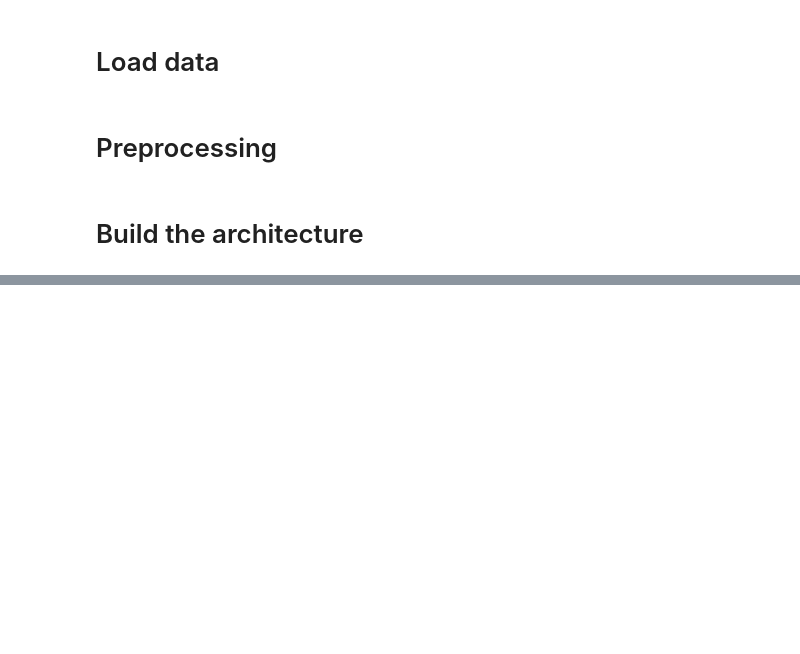
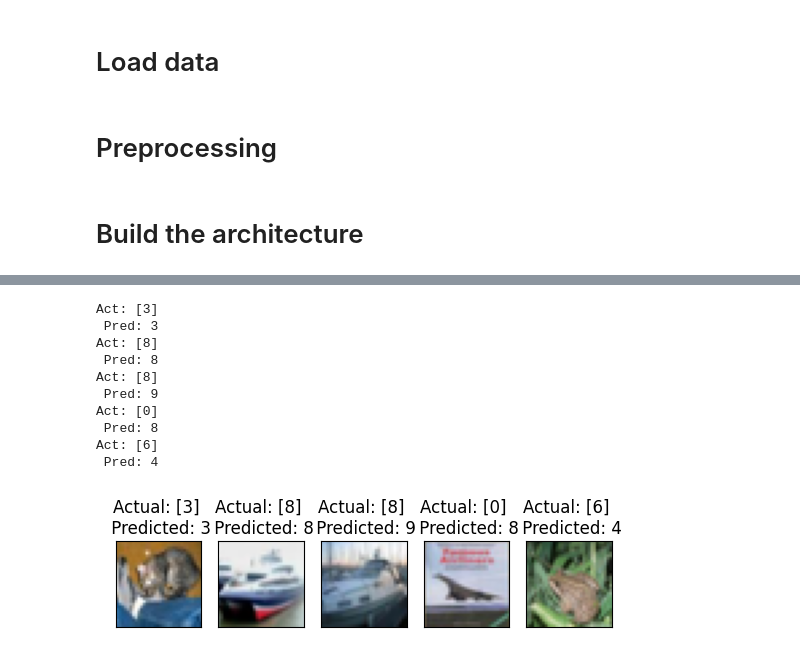
Before and after one commit to Aasrith-JR/DL-Lab, a Jupyter notebook: week3/cifar-mlp.ipynb, the cells around one changed output, grey strips where cells are left out. Drawn from its saved outputs; the diff is of its cells as text; code cells hidden in the pictures; blank space fills up the shorter version.

```diff
--- a/week3/cifar-mlp.ipynb
+++ b/week3/cifar-mlp.ipynb
@@ -47 +63,21 @@ print(f"Predicted label: {(predictedLabel[10])}")
 Predicted label: 8
+# %%
+for image in range(5):
+    print(f"Act: {y_test[image]} \n Pred: {predictedLabel[image]}")
+    plt.subplot(1,5,image+1, title=f"Actual: {y_actuals[image]} \n Predicted: {predictedLabel[image]}")
+    plt.imshow(x_test[image])
+    plt.xticks([])
+    plt.yticks([])
+plt.show()
+# %% [output]
+Act: [3]
+ Pred: 3
+Act: [8]
+ Pred: 8
+Act: [8]
+ Pred: 9
+Act: [0]
+ Pred: 8
+Act: [6]
+ Pred: 4
+[figure, added]
```
Also changed, not shown: parts of 6 cells of this notebook, 2 other files.
